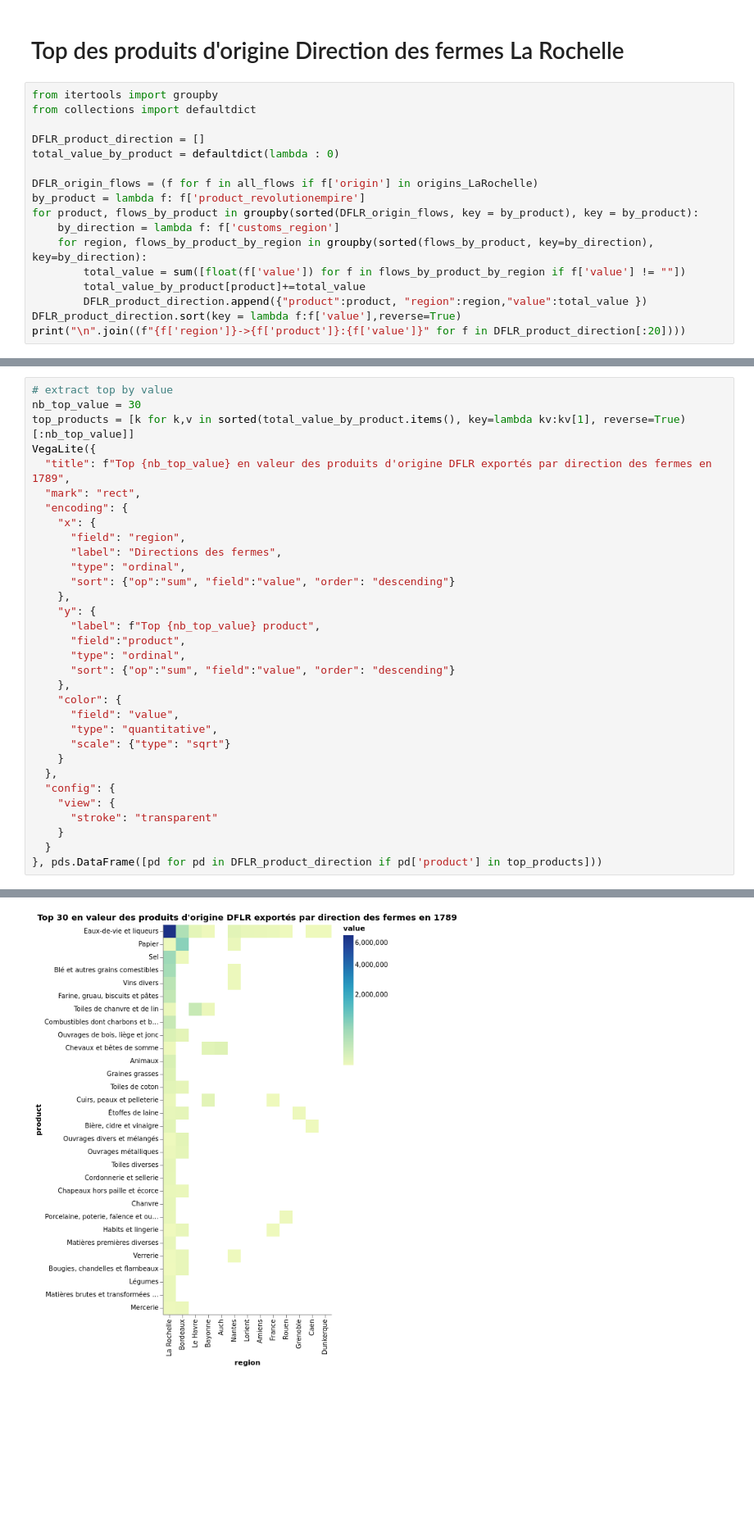
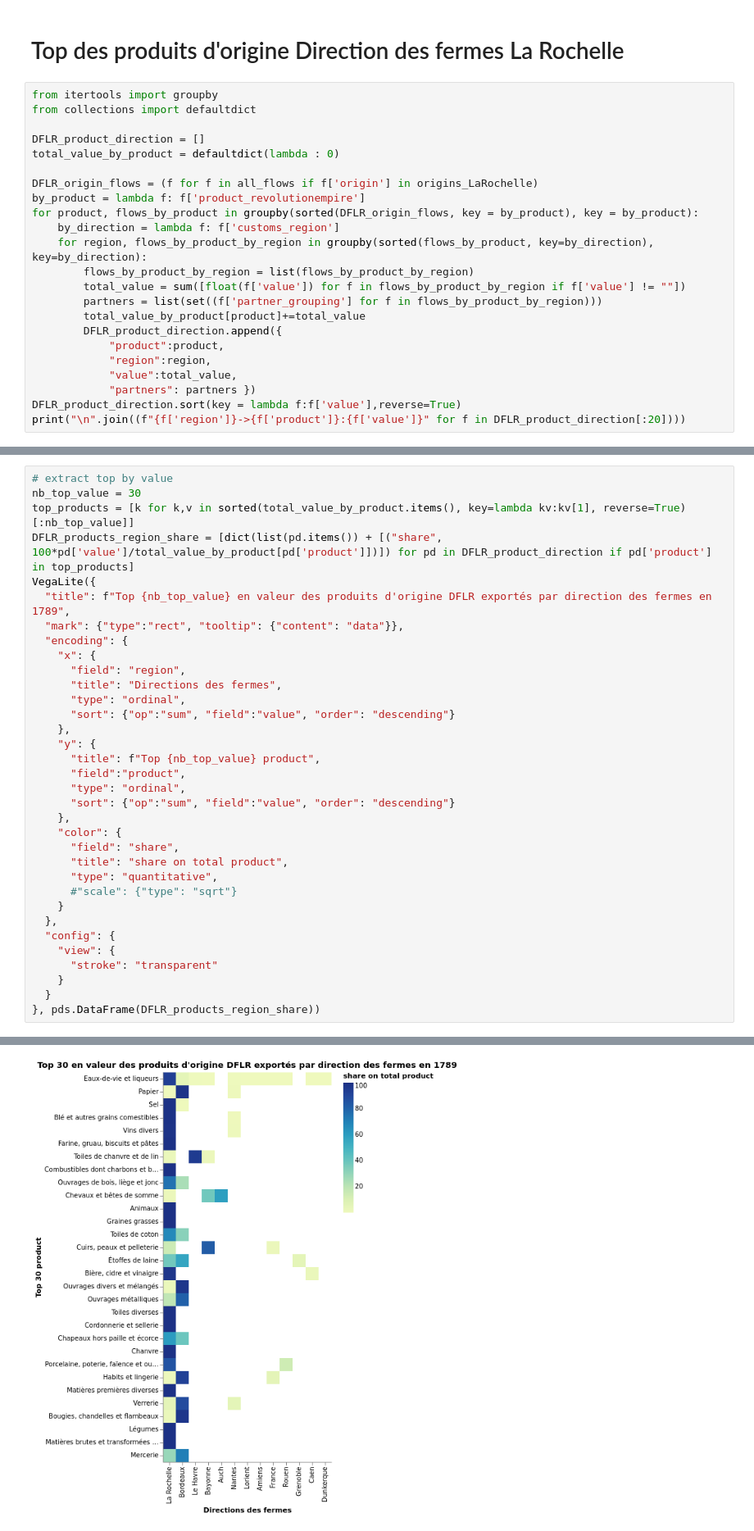
Before and after one commit to medialab/portic-datasprint-2021, a Jupyter notebook: productions/equipe_1/origines/origines.ipynb, the cells around one changed output, grey strips where cells are left out. Shown at 82% size. Saved outputs shown, nothing was run; the diff lists cells and outputs as text; blank space fills up the shorter version.

```diff
--- a/productions/equipe_1/origines/origines.ipynb
+++ b/productions/equipe_1/origines/origines.ipynb
@@ -251,9 +255,15 @@ by_product = lambda f: f['product_revolutionempire']
 for product, flows_by_product in groupby(sorted(DFLR_origin_flows, key = by_product), key = by_product):
     by_direction = lambda f: f['customs_region']
     for region, flows_by_product_by_region in groupby(sorted(flows_by_product, key=by_direction), key=by_direction):
+        flows_by_product_by_region = list(flows_by_product_by_region)
         total_value = sum([float(f['value']) for f in flows_by_product_by_region if f['value'] != ""])
+        partners = list(set((f['partner_grouping'] for f in flows_by_product_by_region)))
         total_value_by_product[product]+=total_value
-        DFLR_product_direction.append({"product":product, "region":region,"value":total_value })
+        DFLR_product_direction.append({
+            "product":product,
+            "region":region,
+            "value":total_value,
+            "partners": partners })
 DFLR_product_direction.sort(key = lambda f:f['value'],reverse=True)
 print("\n".join((f"{f['region']}->{f['product']}:{f['value']}" for f in DFLR_product_direction[:20])))
 # %% [output]
@@ -280,35 +290,37 @@ Bordeaux->Ouvrages de bois, liège et jonc:25772.0
 # %%
 # extract top by value
 nb_top_value = 30
 top_products = [k for k,v in sorted(total_value_by_product.items(), key=lambda kv:kv[1], reverse=True)[:nb_top_value]]
+DFLR_products_region_share = [dict(list(pd.items()) + [("share", 100*pd['value']/total_value_by_product[pd['product']])]) for pd in DFLR_product_direction if pd['product'] in top_products]
 VegaLite({
   "title": f"Top {nb_top_value} en valeur des produits d'origine DFLR exportés par direction des fermes en 1789",
-  "mark": "rect",
+  "mark": {"type":"rect", "tooltip": {"content": "data"}},
   "encoding": {
     "x": {
       "field": "region",
-      "label": "Directions des fermes",
+      "title": "Directions des fermes",
       "type": "ordinal",
       "sort": {"op":"sum", "field":"value", "order": "descending"}
     },
     "y": {
-      "label": f"Top {nb_top_value} product",
+      "title": f"Top {nb_top_value} product",
       "field":"product",
       "type": "ordinal",
       "sort": {"op":"sum", "field":"value", "order": "descending"}
     },
     "color": {
-      "field": "value",
+      "field": "share",
+      "title": "share on total product",
       "type": "quantitative",
-      "scale": {"type": "sqrt"}
+      #"scale": {"type": "sqrt"}
     }
   },
   "config": {
     "view": {
       "stroke": "transparent"
     }
   }
-}, pds.DataFrame([pd for pd in DFLR_product_direction if pd['product'] in top_products]))
+}, pds.DataFrame(DFLR_products_region_share))
 # %% [output]
 <vega.vegalite.VegaLite at 0x...>
-[figure, old version]
+[figure, new version]
```
Also changed, not shown: parts of 6 cells of this notebook.
